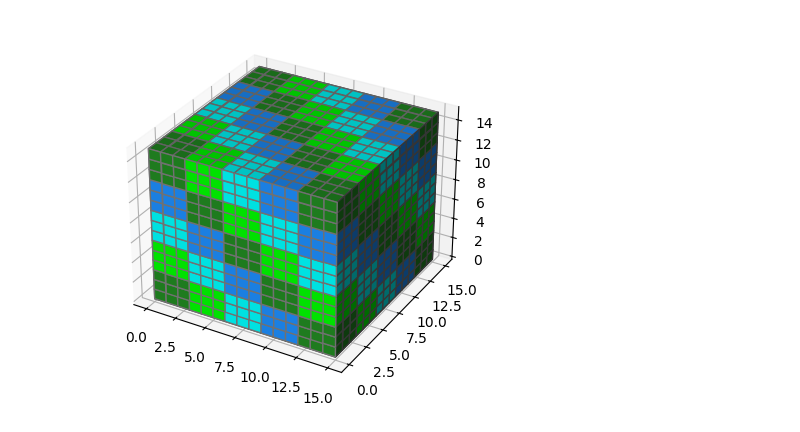
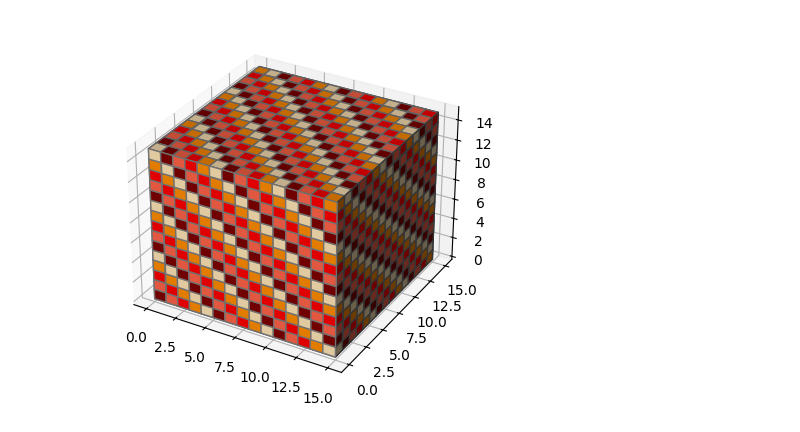
Before and after one commit to Dugit0/skpod23, a Jupyter notebook: dist_systems/problem2/tools/test.ipynb, the cells around one changed output. Drawn from its saved outputs; the diff is of its cells as text; code cells hidden in the pictures.

```diff
--- a/dist_systems/problem2/tools/test.ipynb
+++ b/dist_systems/problem2/tools/test.ipynb
@@ -23,8 +23,8 @@ class Info:
 
 
 N = 15
-num_threads = 4
-m = 3 # Сторона малого куба
+# num_threads = 4
+m = 1 # Сторона малого куба
 # Нужно вычислять m(N, num_threads)!!!
 # Но как?!
 M = (N + m - 1) // m # Число малых кубов на одной оси
@@ -49,58 +49,44 @@ data = np.ones(axes)
 colors = np.empty(axes, dtype=object)
 colors[:] = "red"
 pallete = ["forestgreen", "lime", "aqua", "dodgerblue"]
-pallete = [i[1] for i in zip(range(num_threads), cycle(pallete))]
+pallete = ["maroon", "tomato", "red", "darkorange", "moccasin"]
+pallete = [i[1] for i in zip(range(N*3), cycle(pallete))]
 
 # Init metadata
 
 metadata = []
 for i in range(0, M*M*M):
-    proc_rank = i % num_threads
+    proc_rank = i // (M*M) + i % (M*M) // M + i % M
     beg = Triplet(i // (M*M) * m,
                   i % (M*M) // M * m,
                   i % M * m)
     end = Triplet(min(beg.i + m - 1, N - 1),
                   min(beg.j + m - 1, N - 1),
                   min(beg.k + m - 1, N - 1))
     info = Info(proc_rank, beg, end)
     metadata.append(info)
 
 
 
 
 # prepare some coordinates
 x, y, z = np.indices((N, N, N))
 
 # # draw cuboids in the top left and bottom right corners, and a link between
 # # them
 for info in metadata:
     cube_mask = ((info.beg.i <= x) & (x <= info.end.i)) & ((info.beg.j <= y) & (y <= info.end.j)) & ((info.beg.k <= z) & (z <= info.end.k))
     # print(((info.beg.i <= x) & (x <= info.end.i)).any())
     colors[cube_mask] = pallete[info.proc_rank]
 
-# cube1 = (x < 3) & (y < 3) & (z < 3)
-# cube2 = (x >= 5) & (y >= 5) & (z >= 5)
-# link = abs(x - y) + abs(y - z) + abs(z - x) <= 2
-
-# # combine the objects into a single boolean array
-# voxelarray = cube1 | cube2 | link
-
-# # set the colors of each object
-# colors = np.empty(voxelarray.shape, dtype=object)
-# colors[link] = 'red'
-# colors[cube1] = 'blue'
-# colors[cube2] = 'green'
-
-
-
 
 # Plot figure
 fig = plt.figure()
 ax = fig.add_subplot(111, projection='3d')
 
 # Voxels is used to customizations of the
 # sizes, positions and colors.
 ax.voxels(data, facecolors=colors, edgecolors='grey')
-plt.savefig("out.png", dpi=300)
+plt.savefig("hyperplain.png", dpi=300)
 # %% [output]
-[figure, old version]
+[figure, new version]
```
Also changed, not shown: parts of 3 cells of this notebook, 2 other files.
